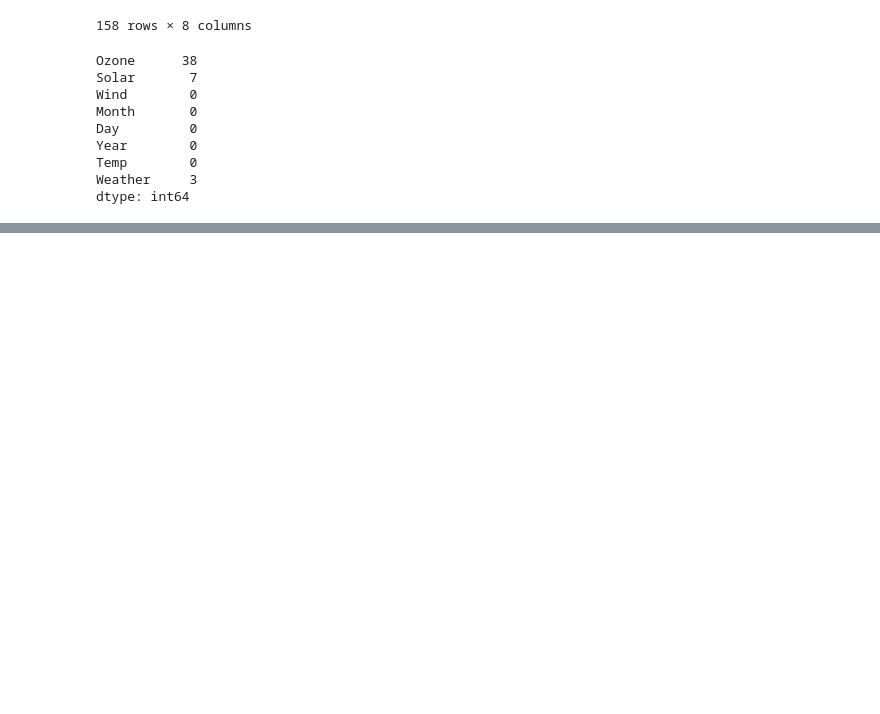
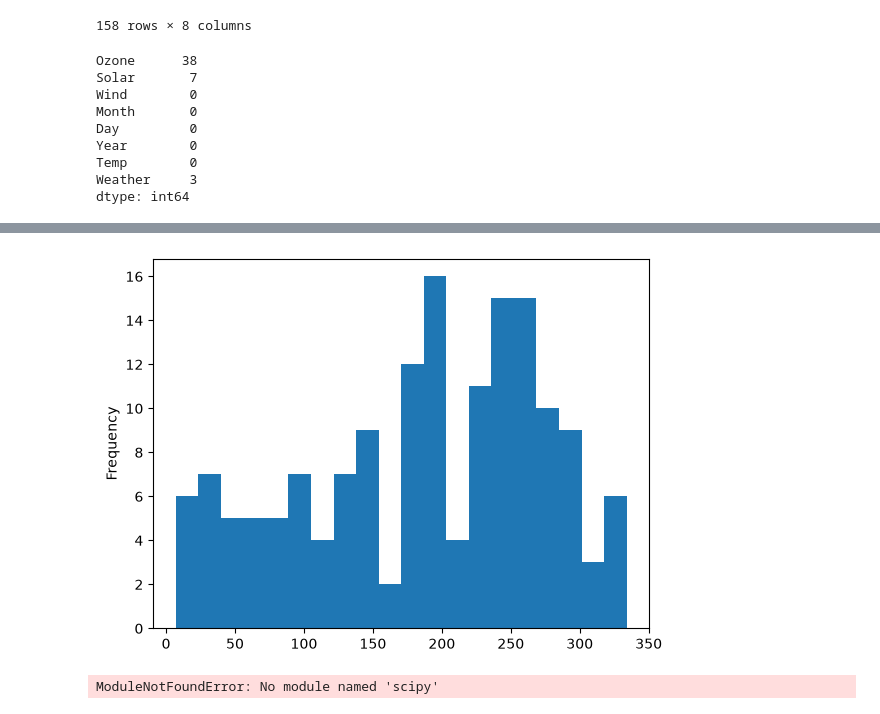
Before and after one commit to w-alkao/python-for-analysis, a Jupyter notebook: projects/EDA/Untitled.ipynb, the cells around one changed output, grey strips where cells are left out. Saved outputs shown, nothing was run; the diff lists cells and outputs as text; code cells hidden in the pictures; blank space fills up the shorter version.

```diff
--- a/projects/EDA/Untitled.ipynb
+++ b/projects/EDA/Untitled.ipynb
@@ -222,0 +375,10 @@ df[df["Solar"].isna()]
+# %%
+df["Solar"].plot(kind="hist", bins=20)
+plt.show()
+# %% [output]
+[figure, added]
+# %%
+df["Wind"].plot(kind="kde")
+plt.show()
+# %% [output]
+ModuleNotFoundError: No module named 'scipy'
```
Also changed, not shown: parts of 30 cells of this notebook.
